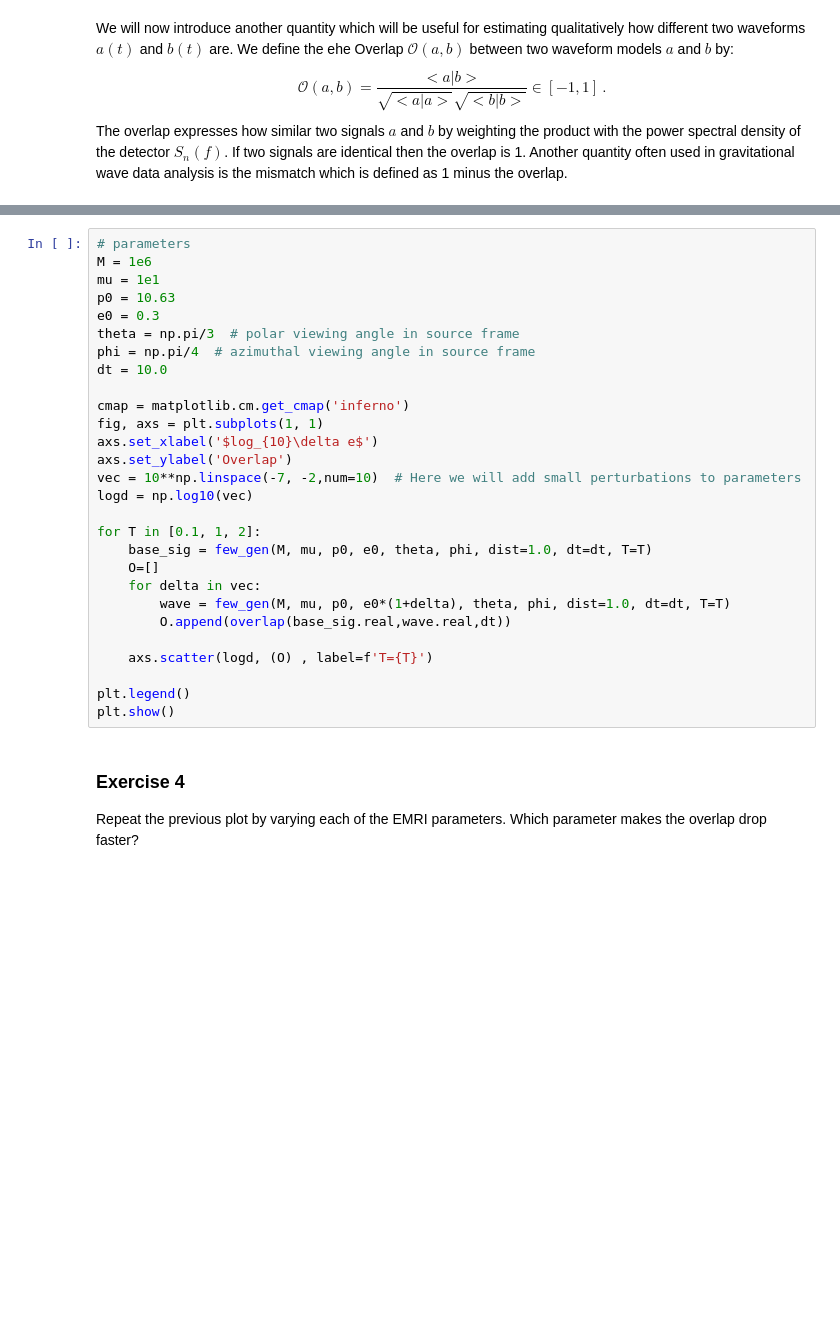
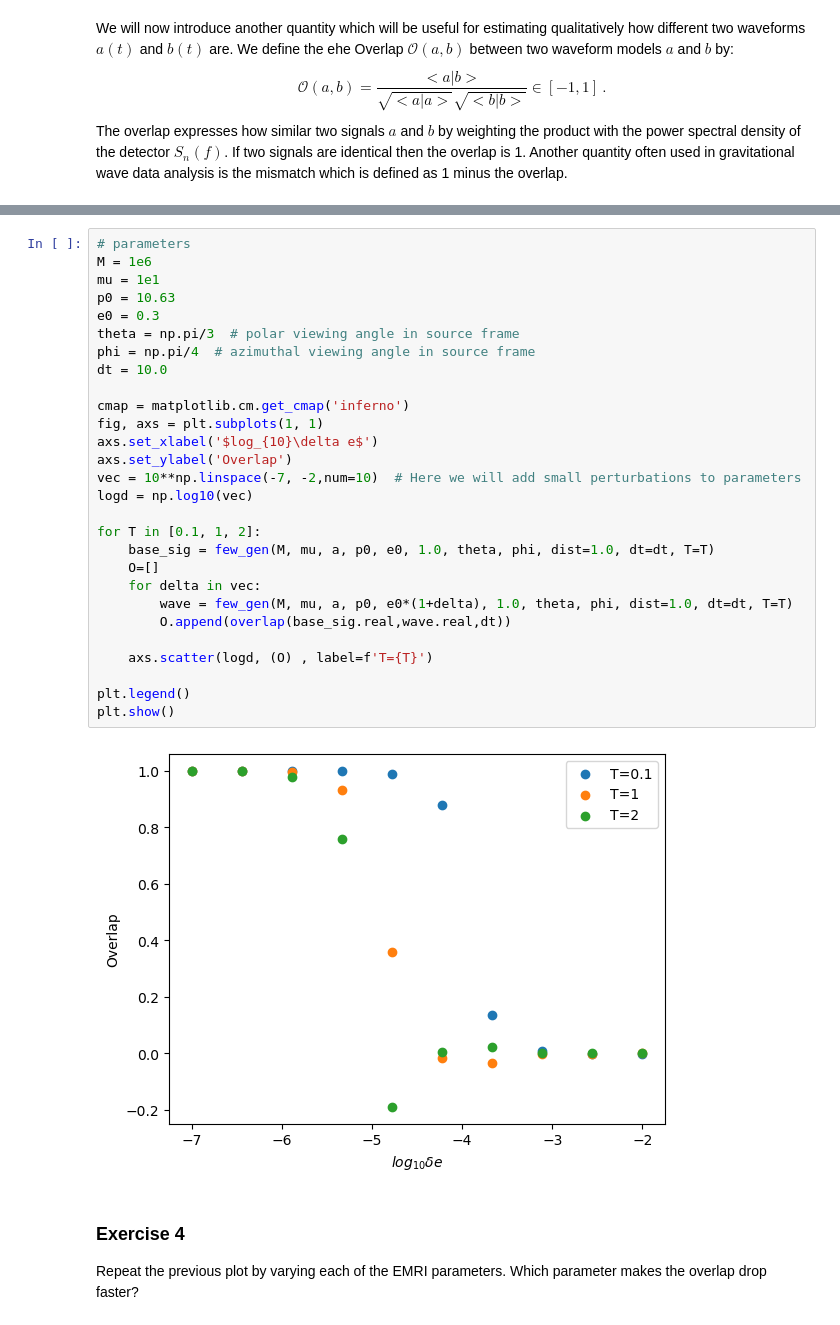
Before and after one commit to BertDepoorter/FEW-tutorial, a Jupyter notebook: GW_Workshop_Leuven.ipynb, the cells around one changed output, grey strips where cells are left out. Cells and saved outputs as stored; diff of their text form; blank space fills up the shorter version.

```diff
--- a/GW_Workshop_Leuven.ipynb
+++ b/GW_Workshop_Leuven.ipynb
@@ -1184,31 +1192,33 @@ plt.tight_layout()
 # %%
 # parameters
 M = 1e6
 mu = 1e1
 p0 = 10.63
 e0 = 0.3
 theta = np.pi/3  # polar viewing angle in source frame
 phi = np.pi/4  # azimuthal viewing angle in source frame
 dt = 10.0
 
 cmap = matplotlib.cm.get_cmap('inferno')
 fig, axs = plt.subplots(1, 1)
 axs.set_xlabel('$log_{10}\delta e$')
 axs.set_ylabel('Overlap')
 vec = 10**np.linspace(-7, -2,num=10)  # Here we will add small perturbations to parameters
 logd = np.log10(vec)
 
 for T in [0.1, 1, 2]:
-    base_sig = few_gen(M, mu, p0, e0, theta, phi, dist=1.0, dt=dt, T=T)
+    base_sig = few_gen(M, mu, a, p0, e0, 1.0, theta, phi, dist=1.0, dt=dt, T=T)
     O=[]
     for delta in vec:
-        wave = few_gen(M, mu, p0, e0*(1+delta), theta, phi, dist=1.0, dt=dt, T=T)
+        wave = few_gen(M, mu, a, p0, e0*(1+delta), 1.0, theta, phi, dist=1.0, dt=dt, T=T)
         O.append(overlap(base_sig.real,wave.real,dt))
 
     axs.scatter(logd, (O) , label=f'T={T}')
 
 plt.legend()
 plt.show()
+# %% [output]
+[figure, added]
 # %% [markdown]
 ### Exercise 4
 Repeat the previous plot by varying each of the EMRI parameters. Which parameter makes the overlap drop faster?
```
Also changed, not shown: parts of 21 cells of this notebook.
